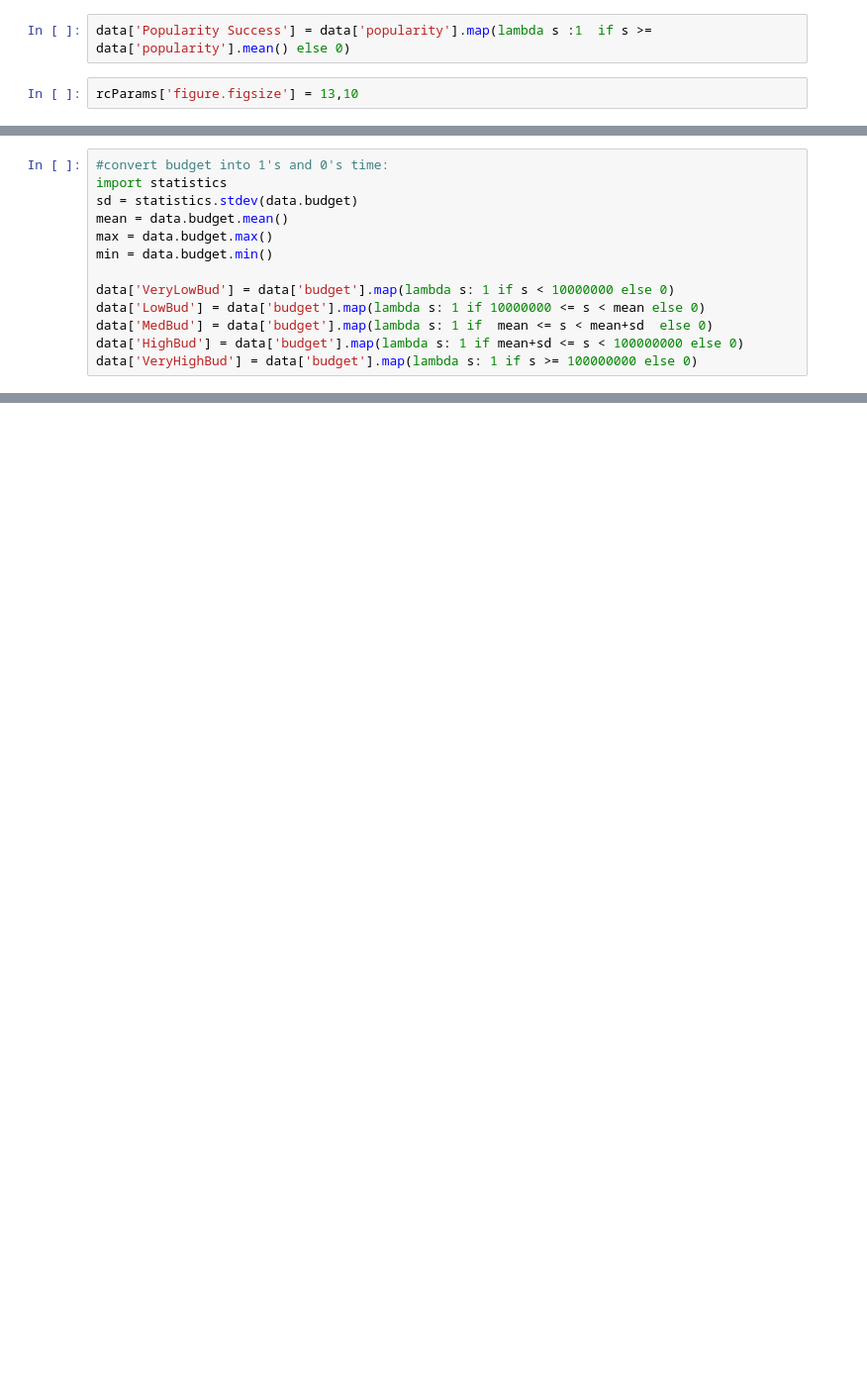
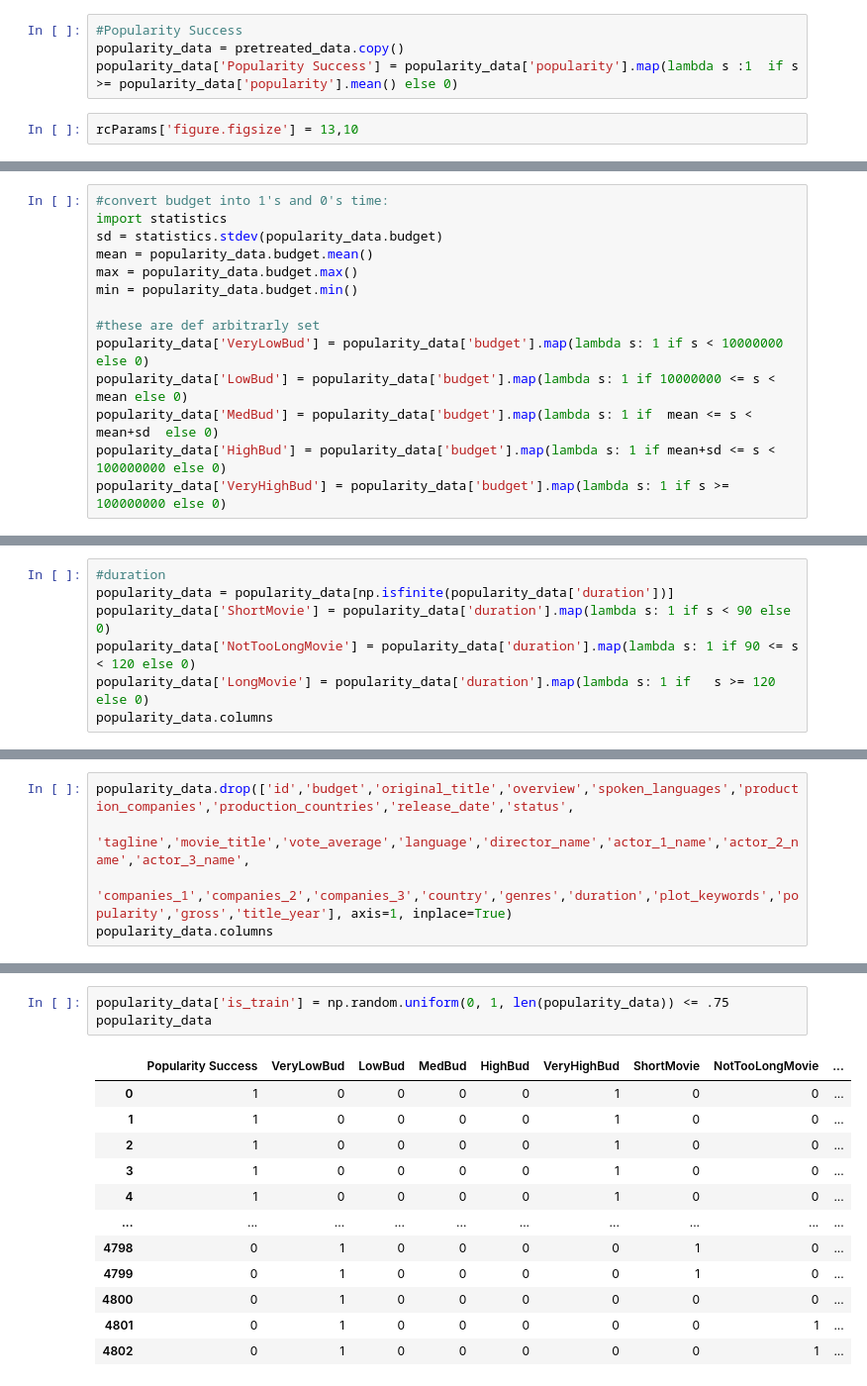
Before and after one commit to jzhan2543/fall19ml-moviepredictions, a Jupyter notebook: movie_notebook.ipynb, the cells around one changed output, grey strips where cells are left out. Shown at 99% size. Saved outputs shown, nothing was run; the diff lists cells and outputs as text; blank space fills up the shorter version.

Commit message:
64% prediction rate
for popularity!

```diff
--- a/movie_notebook.ipynb
+++ b/movie_notebook.ipynb
@@ -185,7 +183,9 @@ Index(['budget', 'genres', 'id', 'plot_keywords', 'language', 'original_title',
 
 # data.loc[:, ['Success', 'gross', 'budget']]
 # %%
-data['Popularity Success'] = data['popularity'].map(lambda s :1  if s >= data['popularity'].mean() else 0)
+#Popularity Success
+popularity_data = pretreated_data.copy()
+popularity_data['Popularity Success'] = popularity_data['popularity'].map(lambda s :1  if s >= popularity_data['popularity'].mean() else 0)
 # %%
 rcParams['figure.figsize'] = 13,10
 # %%
@@ -210,14 +210,15 @@ plt.show()
 # %%
 #convert budget into 1's and 0's time:
 import statistics
-sd = statistics.stdev(data.budget)
-mean = data.budget.mean()
-max = data.budget.max()
-min = data.budget.min()
+sd = statistics.stdev(popularity_data.budget)
+mean = popularity_data.budget.mean()
+max = popularity_data.budget.max()
+min = popularity_data.budget.min()
 
-data['VeryLowBud'] = data['budget'].map(lambda s: 1 if s < 10000000 else 0)
-data['LowBud'] = data['budget'].map(lambda s: 1 if 10000000 <= s < mean else 0)
-data['MedBud'] = data['budget'].map(lambda s: 1 if  mean <= s < mean+sd  else 0)
-data['HighBud'] = data['budget'].map(lambda s: 1 if mean+sd <= s < 100000000 else 0)
-data['VeryHighBud'] = data['budget'].map(lambda s: 1 if s >= 100000000 else 0)
+#these are def arbitrarly set
+popularity_data['VeryLowBud'] = popularity_data['budget'].map(lambda s: 1 if s < 10000000 else 0)
+popularity_data['LowBud'] = popularity_data['budget'].map(lambda s: 1 if 10000000 <= s < mean else 0)
+popularity_data['MedBud'] = popularity_data['budget'].map(lambda s: 1 if  mean <= s < mean+sd  else 0)
+popularity_data['HighBud'] = popularity_data['budget'].map(lambda s: 1 if mean+sd <= s < 100000000 else 0)
+popularity_data['VeryHighBud'] = popularity_data['budget'].map(lambda s: 1 if s >= 100000000 else 0)
 # %%
@@ -232,0 +246,7 @@ data.head()
+# %%
+#duration
+popularity_data = popularity_data[np.isfinite(popularity_data['duration'])]
+popularity_data['ShortMovie'] = popularity_data['duration'].map(lambda s: 1 if s < 90 else 0)
+popularity_data['NotTooLongMovie'] = popularity_data['duration'].map(lambda s: 1 if 90 <= s < 120 else 0)
+popularity_data['LongMovie'] = popularity_data['duration'].map(lambda s: 1 if   s >= 120  else 0)
+popularity_data.columns
@@ -232,0 +263,5 @@ data.head()
+# %%
+popularity_data.drop(['id','budget','original_title','overview','spoken_languages','production_companies','production_countries','release_date','status',
+          'tagline','movie_title','vote_average','language','director_name','actor_1_name','actor_2_name','actor_3_name',
+          'companies_1','companies_2','companies_3','country','genres','duration','plot_keywords','popularity','gross','title_year'], axis=1, inplace=True)
+popularity_data.columns
@@ -232,0 +281,16 @@ data.head()
+# %%
+popularity_data['is_train'] = np.random.uniform(0, 1, len(popularity_data)) <= .75
+popularity_data
+# %% [output]
+|  | Popularity Success | VeryLowBud | LowBud | MedBud | HighBud | VeryHighBud | ShortMovie | NotTooLongMovie | ... |
+| 0 | 1 | 0 | 0 | 0 | 0 | 1 | 0 | 0 | ... |
+| 1 | 1 | 0 | 0 | 0 | 0 | 1 | 0 | 0 | ... |
+| 2 | 1 | 0 | 0 | 0 | 0 | 1 | 0 | 0 | ... |
+| 3 | 1 | 0 | 0 | 0 | 0 | 1 | 0 | 0 | ... |
+| 4 | 1 | 0 | 0 | 0 | 0 | 1 | 0 | 0 | ... |
+| ... | ... | ... | ... | ... | ... | ... | ... | ... | ... |
+| 4798 | 0 | 1 | 0 | 0 | 0 | 0 | 1 | 0 | ... |
+| 4799 | 0 | 1 | 0 | 0 | 0 | 0 | 1 | 0 | ... |
+| 4800 | 0 | 1 | 0 | 0 | 0 | 0 | 0 | 0 | ... |
+| 4801 | 0 | 1 | 0 | 0 | 0 | 0 | 0 | 1 | ... |
+| 4802 | 0 | 1 | 0 | 0 | 0 | 0 | 0 | 1 | ... |
```
Also changed, not shown: parts of 18 cells of this notebook.
